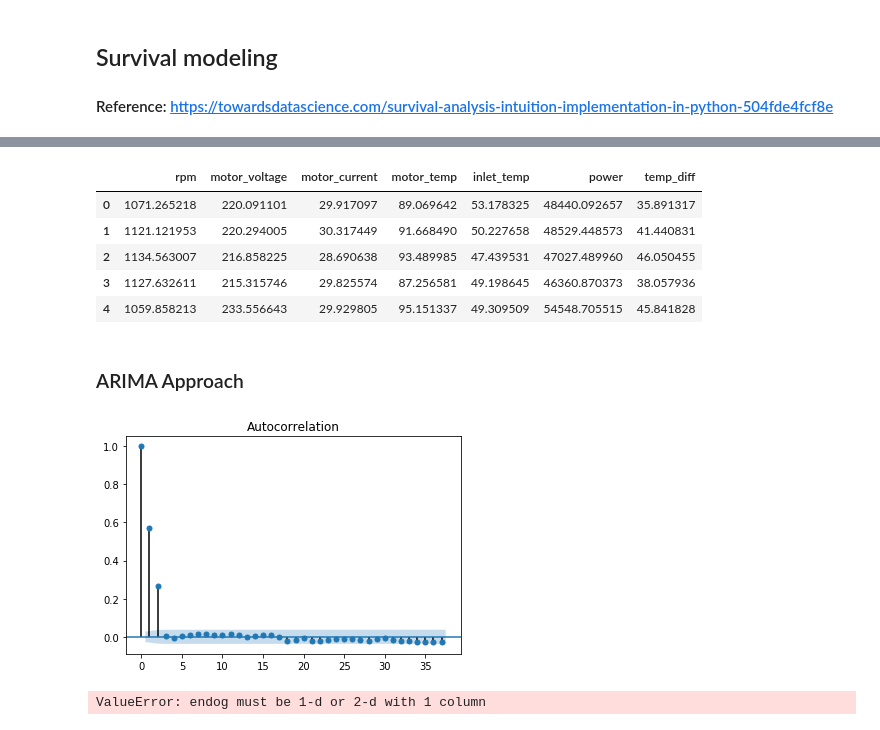
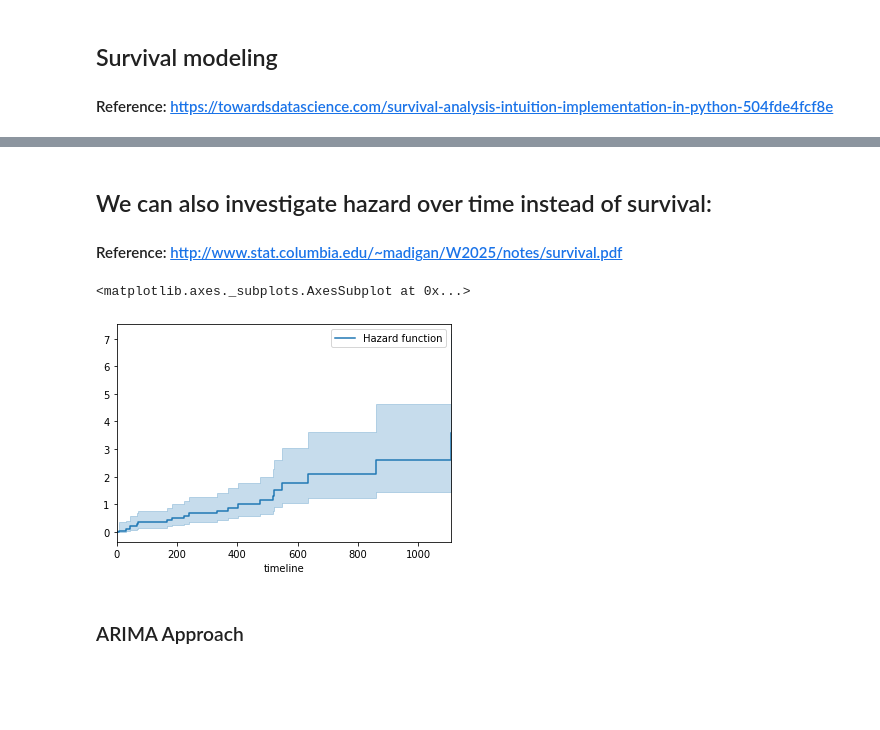
Before and after one commit to ajeyamk/challenges, a Jupyter notebook: data-science/Data science challenge.ipynb, the cells around one changed output, grey strips where cells are left out. Cells and saved outputs as stored; diff of their text form; code cells hidden in the pictures; blank space fills up the shorter version.

```diff
--- a/data-science/Data science challenge.ipynb
+++ b/data-science/Data science challenge.ipynb
@@ -530,12 +438,15 @@ Index(['index', 'rpm', 'motor_voltage', 'motor_current', 'motor_temp',
-# %%
-cols = ['rpm', 'motor_voltage', 'motor_current', 'motor_temp','inlet_temp', 'power', 'temp_diff']
-temp_df[cols].head()
-# %% [output]
-|  | rpm | motor_voltage | motor_current | motor_temp | inlet_temp | power | temp_diff |
-| 0 | 1071.265218 | 220.091101 | 29.917097 | 89.069642 | 53.178325 | 48440.092657 | 35.891317 |
-| 1 | 1121.121953 | 220.294005 | 30.317449 | 91.668490 | 50.227658 | 48529.448573 | 41.440831 |
-| 2 | 1134.563007 | 216.858225 | 28.690638 | 93.489985 | 47.439531 | 47027.489960 | 46.050455 |
-| 3 | 1127.632611 | 215.315746 | 29.825574 | 87.256581 | 49.198645 | 46360.870373 | 38.057936 |
-| 4 | 1059.858213 | 233.556643 | 29.929805 | 95.151337 | 49.309509 | 54548.705515 | 45.841828 |
+# %% [markdown]
+## We can also investigate hazard over time instead of survival:
+
+#### Reference: http://www.stat.columbia.edu/~madigan/W2025/notes/survival.pdf
+# %%
+from lifelines import NelsonAalenFitter
+
+fitter = NelsonAalenFitter()
+fitter.fit(sensor_life, event_observed=[1]*len(sensor_life), label="Hazard function")
+fitter.plot(show_censors=True)
+# %% [output]
+<matplotlib.axes._subplots.AxesSubplot at 0x...>
+[figure, added]
 # %% [markdown]
 ### ARIMA Approach
@@ -556,23 +452,0 @@ Xtrain, Xtest, ytrain, ytest = train_test_split(X, y, shuffle=False)
-# %%
-from statsmodels.graphics.tsaplots import plot_acf
-plot_acf(rms_norm['rpm'])
-plt.show()
-# %% [output]
-[figure, removed]
-# %%
-cols = ['rpm', 'motor_voltage', 'motor_current', 'motor_temp','inlet_temp',  'power', 'temp_diff']
-data = pd.Series(sensors[0].noise_free_rms_processed['rpm'])
-model = ARIMA(Xtrain,order=(2, 1, 2))
-model_fit = model.fit(disp=0)
-print(model_fit.summary())
-# plot residual errors
-residuals = pd.DataFrame(model_fit.resid)
-residuals.plot()
-plt.show()
-residuals.plot(kind='kde')
-plt.show()
-print(residuals.describe())
-qqplot(residuals)
-print(model)
-# %% [output]
-ValueError: endog must be 1-d or 2-d with 1 column
```
Also changed, not shown: parts of 36 cells of this notebook.
